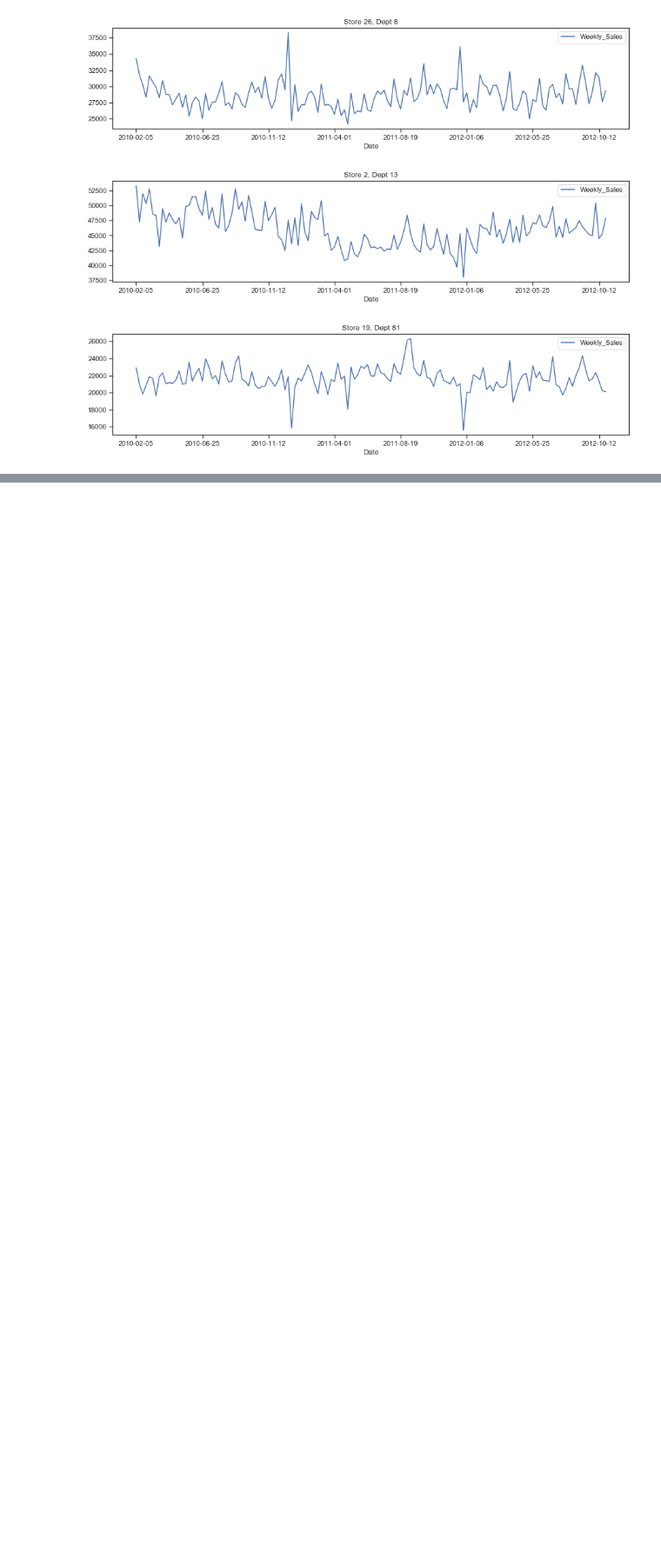
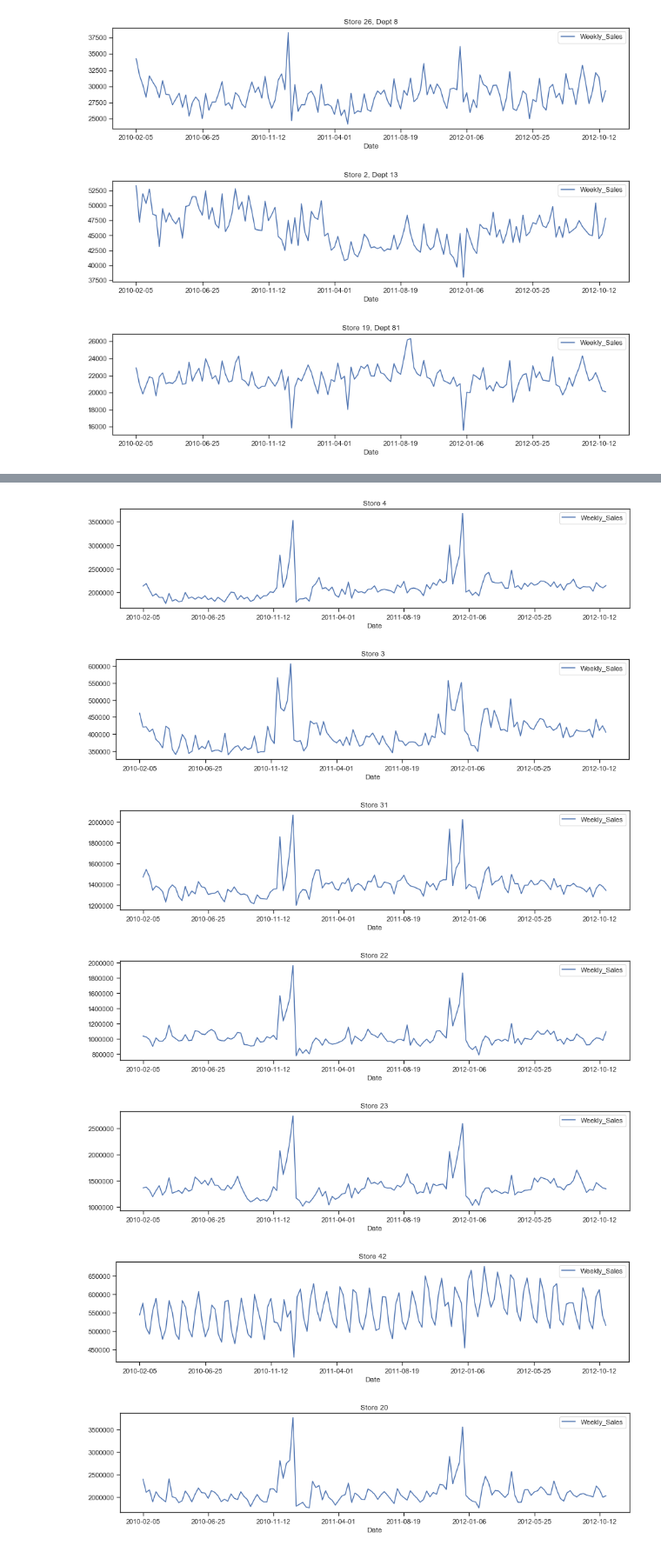
Before and after one commit to dominicdoerig/predicting-sales-data, a Jupyter notebook: warm-up/01_DataExploration.ipynb, the cells around one changed output, grey strips where cells are left out. Shown at 87% size. Cells and saved outputs as stored; diff of their text form; code cells hidden in the pictures; blank space fills up the shorter version.

Commit message:
timeseries plot on store level added

```diff
--- a/warm-up/01_DataExploration.ipynb
+++ b/warm-up/01_DataExploration.ipynb
@@ -344,0 +349,2 @@ Thus, let's plot time series on store level.
+# %%
+store_i  = df_merged['Store'].drop_duplicates().sample(n=10, random_state=1).values.tolist()
@@ -344,0 +353,4 @@ Thus, let's plot time series on store level.
+# %%
+df = df_merged[['Store','Dept','Date', 'Weekly_Sales']]
+df = pd.pivot_table(df, values='Weekly_Sales', index=['Store', 'Date'], aggfunc=np.sum)
+df.reset_index(level=df.index.names, inplace=True)
@@ -344,0 +359,12 @@ Thus, let's plot time series on store level.
+# %%
+for s in store_i:
+    df_s = df.loc[df['Store'] == s]
+    df_s.plot(x='Date', y='Weekly_Sales', style='-', figsize=(15,3), title=f'Store {s}')
+# %% [output]
+[figure, added]
+[figure, added]
+[figure, added]
+[figure, added]
+[figure, added]
+[figure, added]
+[figure, added]
```
Also changed, not shown: parts of 7 cells of this notebook.
